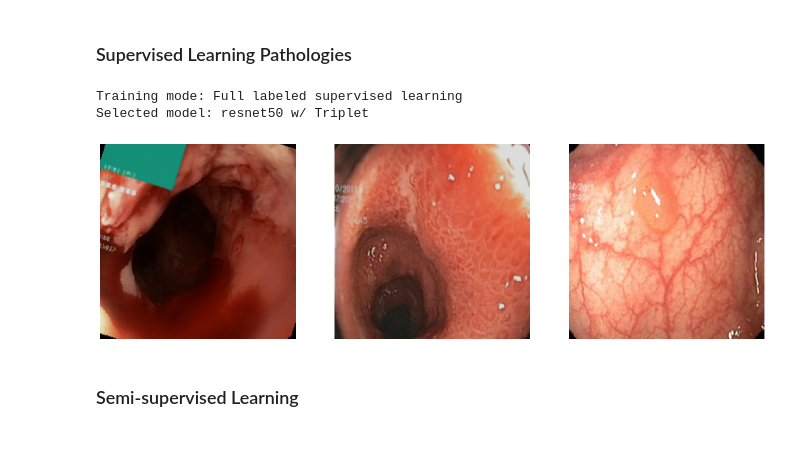
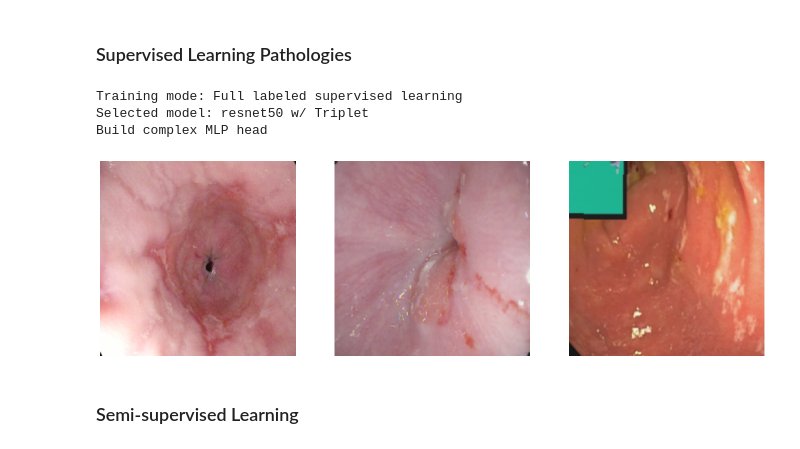
Before and after one commit to taindp98/Endoscopy-Image-Classification, a Jupyter notebook: code/Eval_v1.ipynb, the cells around one changed output. Saved outputs shown, nothing was run; the diff lists cells and outputs as text; code cells hidden in the pictures.

```diff
--- a/code/Eval_v1.ipynb
+++ b/code/Eval_v1.ipynb
@@ -65,15 +59,16 @@ Selected model: densenet161 w/o pretrained-weight
 # %% [markdown]
 ### Supervised Learning Pathologies
 # %%
-# config = get_config('./configs/local_supervised.yaml')
-# df_anno = pd.read_csv(config['DATA']['ANNO'])
-# df_unanno = None
-# train_dl, valid_dl, mixup_fn = get_data(config, df_anno, df_unanno, is_visual=True)
-# model = build_model(config, is_pathology = True)
+config = get_config('./configs/local_supervised.yaml')
+df_anno = pd.read_csv(config['DATA']['ANNO'])
+df_unanno = None
+train_dl, valid_dl, mixup_fn = get_data(config, df_anno, df_unanno, is_visual=True)
+model = build_model(config, is_pathology = True)
 # %% [output]
 Training mode: Full labeled supervised learning
 Selected model: resnet50 w/ Triplet
+Build complex MLP head
-[figure, old version]
+[figure, new version]
 # %% [markdown]
 ### Semi-supervised Learning
 # %%
```
Also changed, not shown: parts of 3 cells of this notebook, 4 other files.
